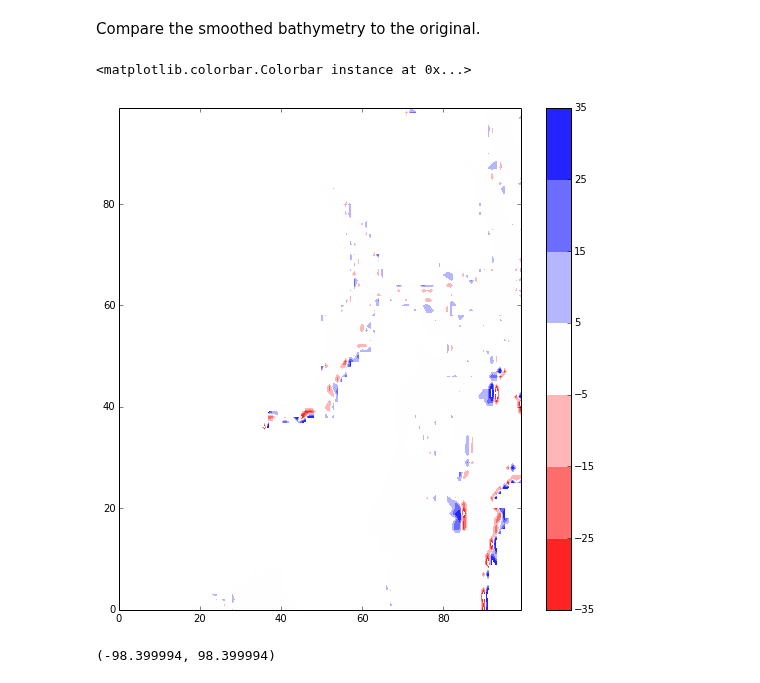
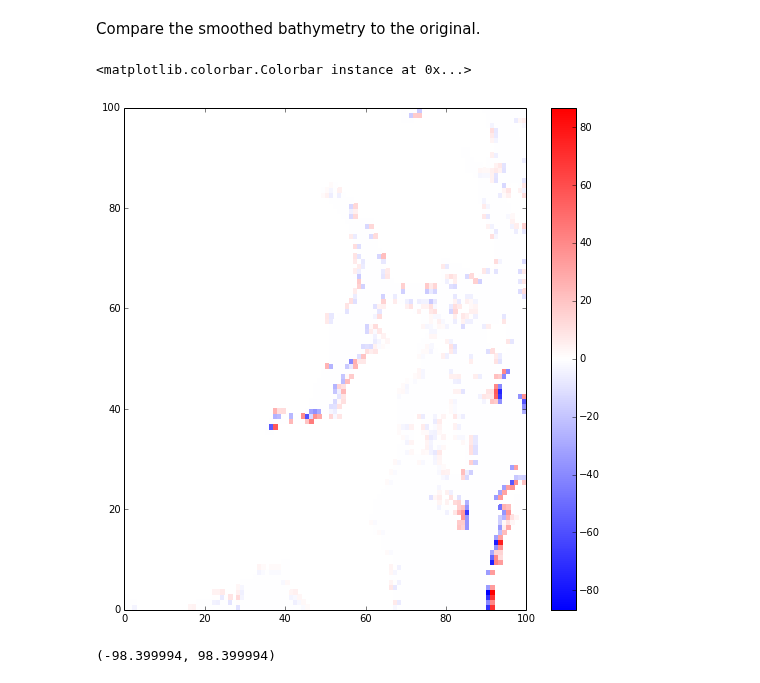
Before and after one commit to SalishSeaCast/tools, a Jupyter notebook: bathymetry/SalishSeaSubdomainBathy.ipynb, the cells around one changed output. Saved outputs shown, nothing was run; the diff lists cells and outputs as text; code cells hidden in the pictures.

```diff
--- a/bathymetry/SalishSeaSubdomainBathy.ipynb
+++ b/bathymetry/SalishSeaSubdomainBathy.ipynb
@@ -224,7 +235,7 @@ bathy.close()
 # %% [markdown]
 Bathymetry file to modify:
 # %%
-bathy = nc.Dataset('../../NEMO-forcing/grid/Subdom_bathy_meter_smooth.nc', 'r+')
+bathy = nc.Dataset('../../NEMO-forcing/grid/Subdom_bathy_meter_smooth.nc', 'r')
 depths = bathy.variables['Bathymetry']
 # %% [markdown]
 Smooth the bathymetry by successively adjusting depths
@@ -252,12 +263,12 @@ orig_depths = orig_bathy.variables['Bathymetry']
 # %%
 import matplotlib.pyplot as plt
 plt.figure(figsize=(9, 9))
 diffs = orig_depths[:] - depths[:]
-plt.contourf(-diffs[100:200,150:250], levels=range(-35, 45, 10), cmap=plt.cm.bwr_r)
+plt.pcolormesh(-diffs[100:200,150:250], cmap=plt.cm.bwr)
 plt.colorbar()
 # %% [output]
 <matplotlib.colorbar.Colorbar instance at 0x...>
-[figure, old version]
+[figure, new version]
 # %%
 np.min(diffs), np.max(diffs)
 # %% [output]
```
Also changed, not shown: parts of 3 cells of this notebook.
